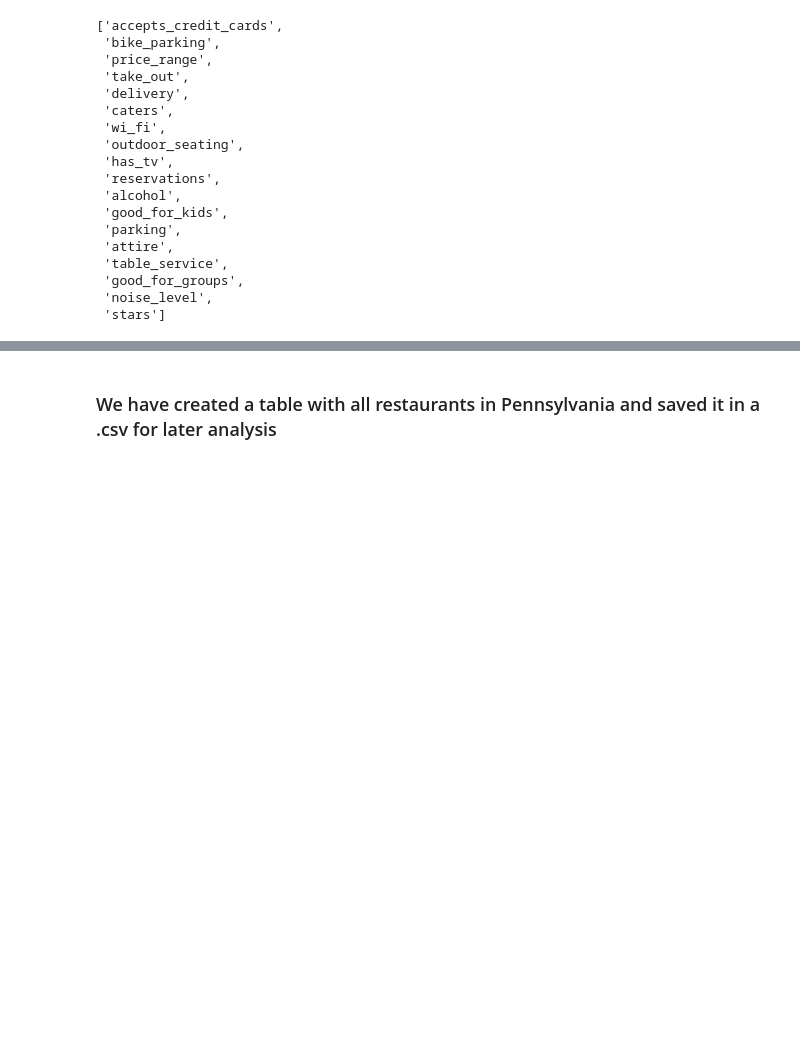
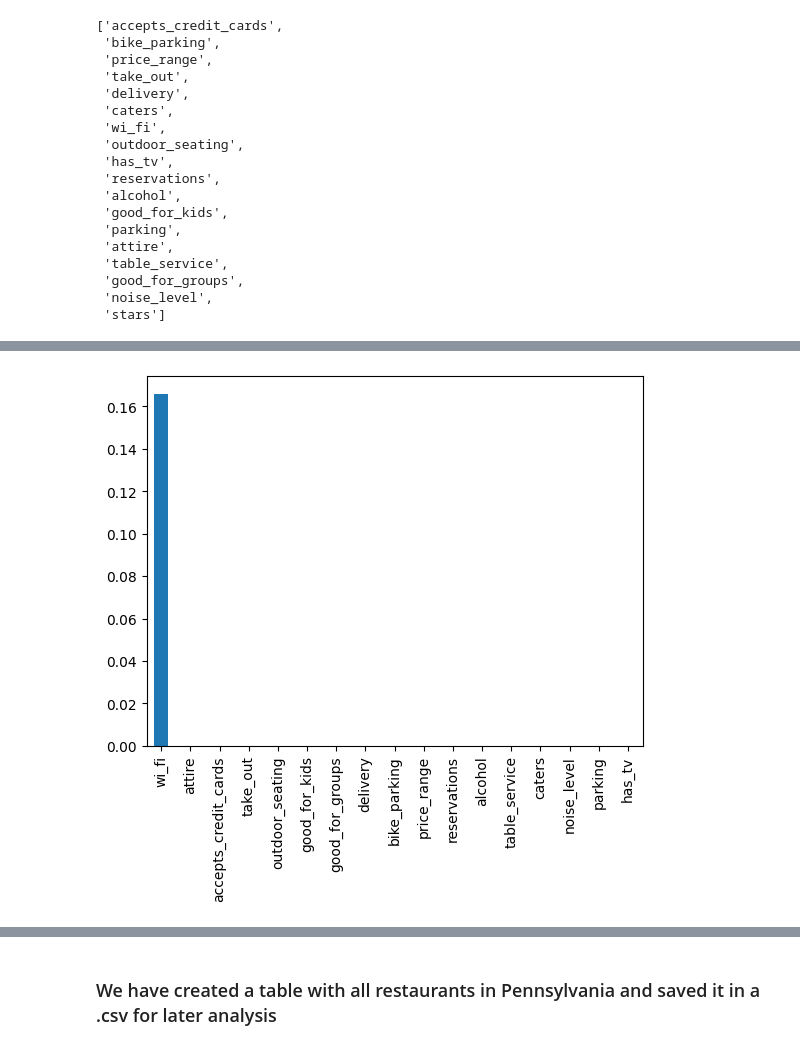
Before and after one commit to raska0010/yelp-customer-reviews, a Jupyter notebook: data_cleaning.ipynb, the cells around one changed output, grey strips where cells are left out. Cells and saved outputs as stored; diff of their text form; code cells hidden in the pictures; blank space fills up the shorter version.

```diff
--- a/data_cleaning.ipynb
+++ b/data_cleaning.ipynb
@@ -295,0 +344,2 @@ f_statistic, p_values = f_regression(train_X, train_y)
+# %%
+anova = f_classif(X, y)
@@ -295,0 +359,7 @@ f_statistic, p_values = f_regression(train_X, train_y)
+# %%
+p_values = pd.Series(anova[1],index = X.columns)
+p_values.sort_values(ascending = False , inplace = True)
+# %%
+p_values.plot.bar();
+# %% [output]
+[figure, added]
```
Also changed, not shown: parts of 72 cells of this notebook.
